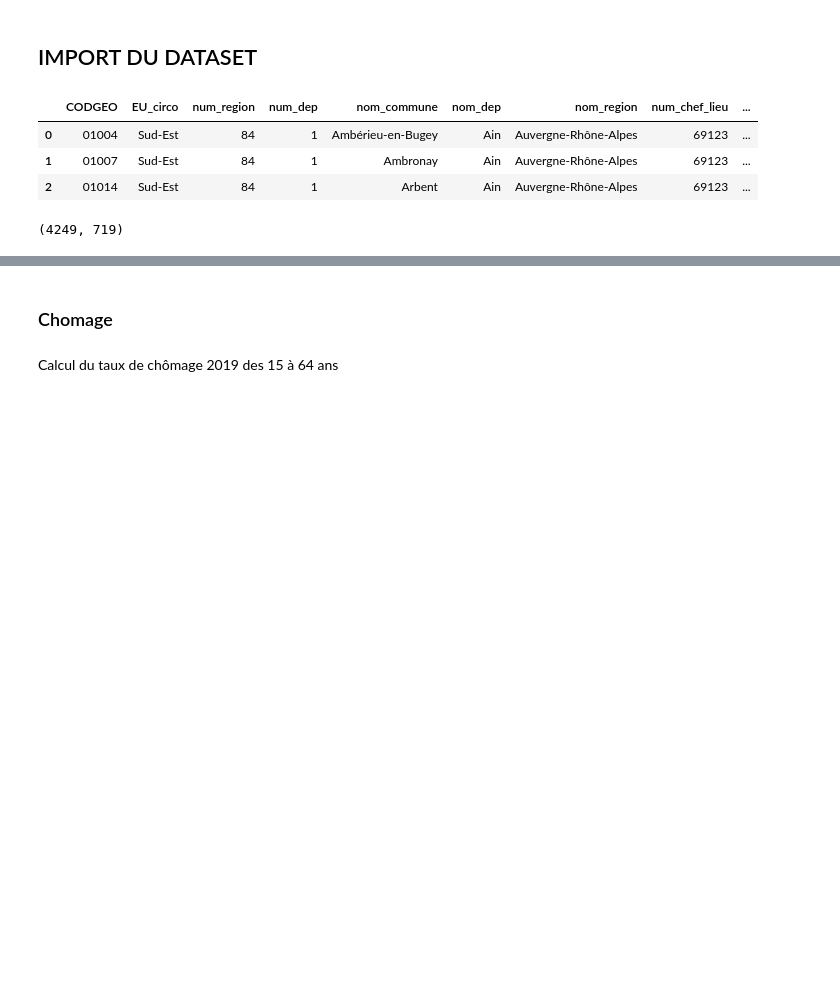
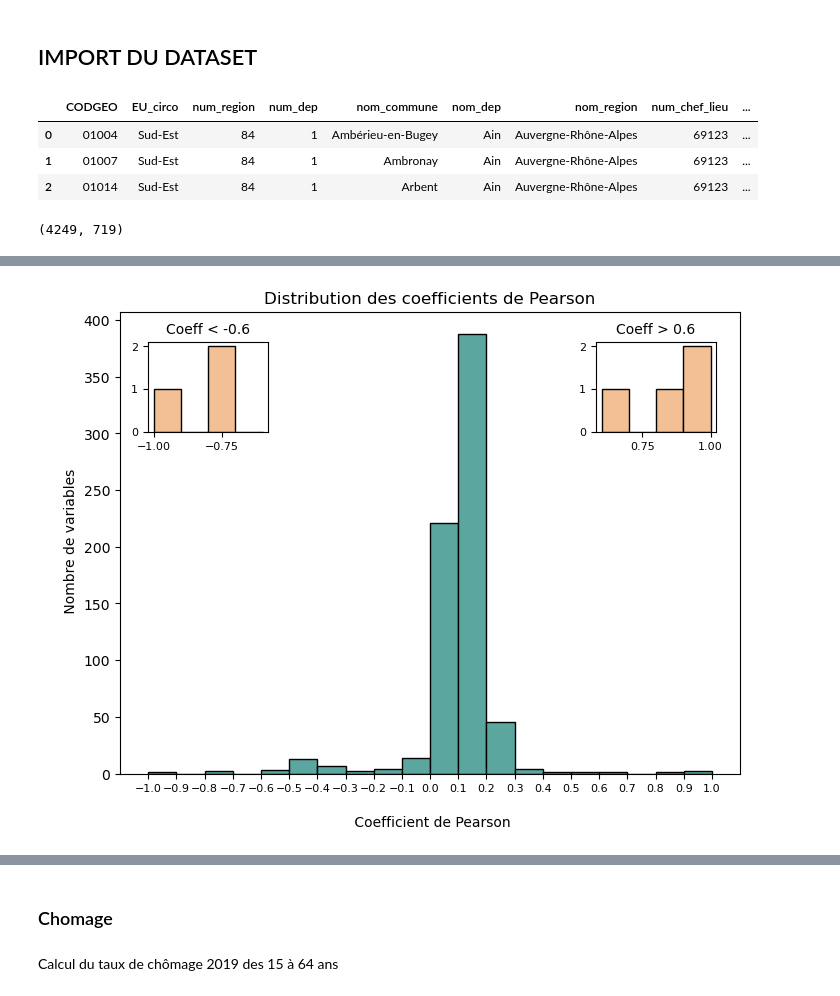
Before and after one commit to Mariehf64/fev23cda_french_industry, a Jupyter notebook: notebooks/Dataset 2020 - Transformation de variables pour ML - dataset complet.ipynb, the cells around one changed output, grey strips where cells are left out. Cells and saved outputs as stored; diff of their text form; code cells hidden in the pictures; blank space fills up the shorter version.

```diff
--- a/notebooks/Dataset 2020 - Transformation de variables pour ML - dataset complet.ipynb
+++ b/notebooks/Dataset 2020 - Transformation de variables pour ML - dataset complet.ipynb
@@ -107,0 +103,5 @@ pd.DataFrame({'P19_PMEN': P19_PMEN[0:5], 'P19_MEN': P19_MEN[0:5], 'ratio_pop_par
+# %%
+#ouverture du déscriptif des variables et création d'un dictionnaire pour utilisation ultérieure
+desc_var = pd.read_csv('../files/description_variables.csv', sep=';')
+desc_var_dic = dict(list(zip(desc_var['CODVAR'], desc_var['Description'])))
+theme_var_dic = dict(list(zip(desc_var['CODVAR'], desc_var['thème'])))
@@ -107,0 +145,35 @@ pd.DataFrame({'P19_PMEN': P19_PMEN[0:5], 'P19_MEN': P19_MEN[0:5], 'ratio_pop_par
+# %%
+plt.figure(figsize=(8,6))
+plt.hist(df_results.score_test,
+         bins=20,
+         range = (-1,1),
+         edgecolor ='black',
+         color = '#5BA69E')
+plt.xticks(np.arange(-1,1.1, 0.1), fontsize=8)
+plt.xlabel('\n Coefficient de Pearson')
+plt.ylabel('\n Nombre de variables')
+plt.title('Distribution des coefficients de Pearson')
+
+plt.axes([0.72,0.68,0.15,0.15])
+plt.hist(df_results.score_test,
+         bins=4,
+         range = (0.6,1),
+         edgecolor ='black',
+         color = '#F2C094')
+plt.title('Coeff > 0.6', fontsize=10)
+plt.xticks(fontsize=8)
+plt.yticks(fontsize=8)
+
+plt.axes([0.16,0.68,0.15,0.15])
+plt.hist(df_results.score_test,
+         bins=4,
+         range = (-1,-0.6),
+         edgecolor ='black',
+         color = '#F2C094')
+plt.title('Coeff < -0.6', fontsize=10)
+plt.xticks(fontsize=8)
+plt.yticks(fontsize=8)
+
+plt.show()
+# %% [output]
+[figure, added]
```
Also changed, not shown: parts of 44 cells of this notebook.
